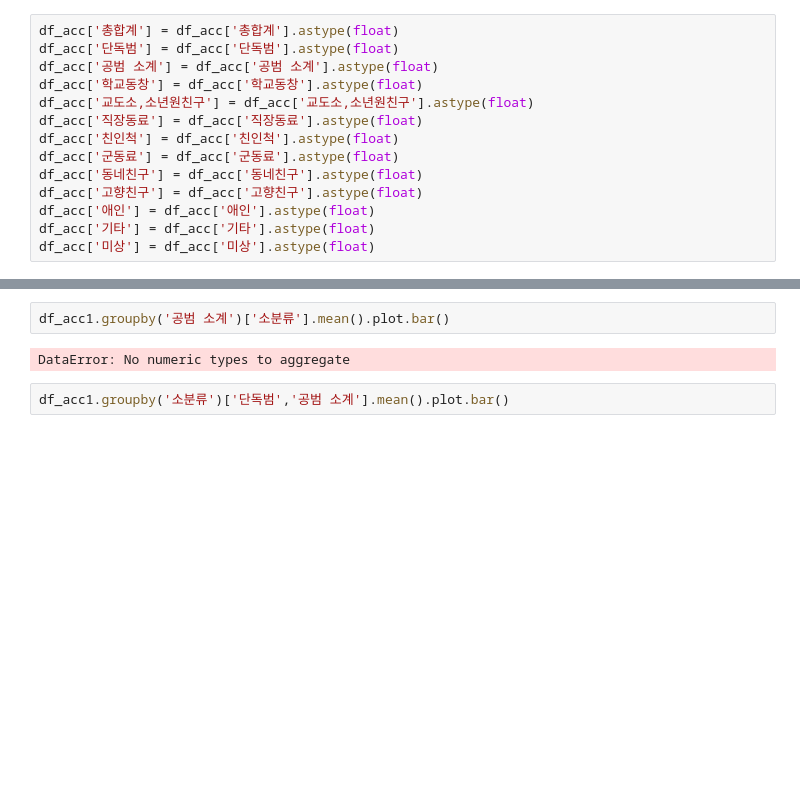
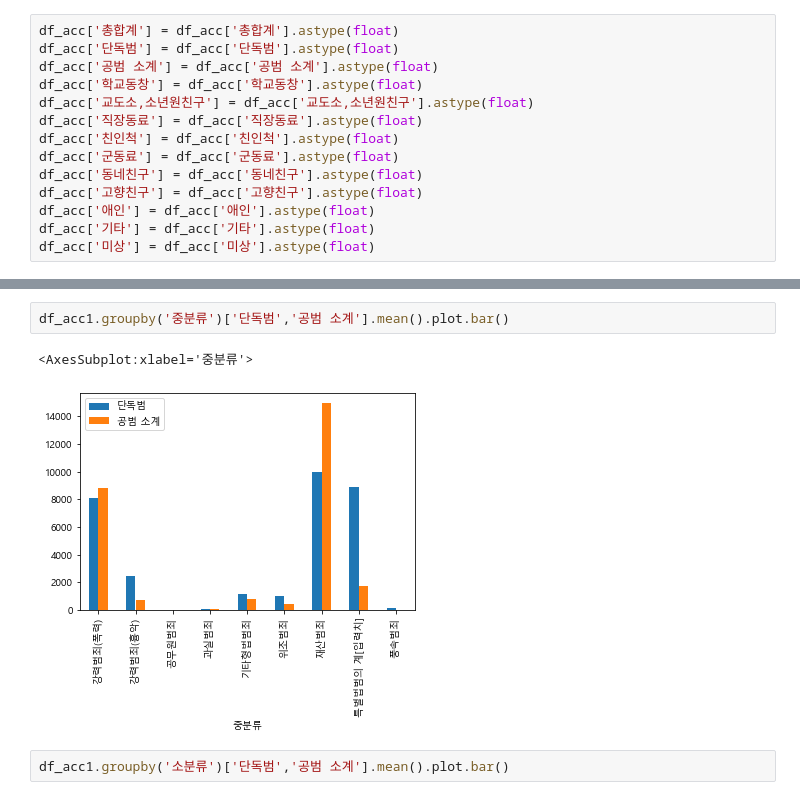
Before and after one commit to hkim11656/crime_analysis, a Jupyter notebook: 04_범죄유형별 소년범죄자 공범관계_홍상석1.ipynb, the cells around one changed output, grey strips where cells are left out. Saved outputs shown, nothing was run; the diff lists cells and outputs as text; blank space fills up the shorter version.

Commit message:
20210715 | #4 added info; bar graph x axis = accomplice

```diff
--- a/04_범죄유형별 소년범죄자 공범관계_홍상석1.ipynb
+++ b/04_범죄유형별 소년범죄자 공범관계_홍상석1.ipynb
@@ -97,9 +97,10 @@ df_acc1
 | 44 | 형법범 | 기타형법범죄 | 기타형법범죄의 계[입력치] | 2563.0 | 1146.0 | 767.0 | 319.0 | 1.0 | 6.0 | 9.0 | 0.0 | ... |
 | 61 | 특별법범 | 특별법범의 계[입력치] | 특별법범의 계[입력치] | 11937.0 | 8868.0 | 1736.0 | 443.0 | 7.0 | 17.0 | 10.0 | 0.0 | ... |
 # %%
-df_acc1.groupby('공범 소계')['소분류'].mean().plot.bar()
+df_acc1.groupby('중분류')['단독범','공범 소계'].mean().plot.bar()
 # %% [output]
-DataError: No numeric types to aggregate
+<AxesSubplot:xlabel='중분류'>
+[figure, added]
 # %%
 df_acc1.groupby('소분류')['단독범','공범 소계'].mean().plot.bar()
 # %% [output]
```
Also changed, not shown: parts of 9 cells of this notebook, 3 other files.
